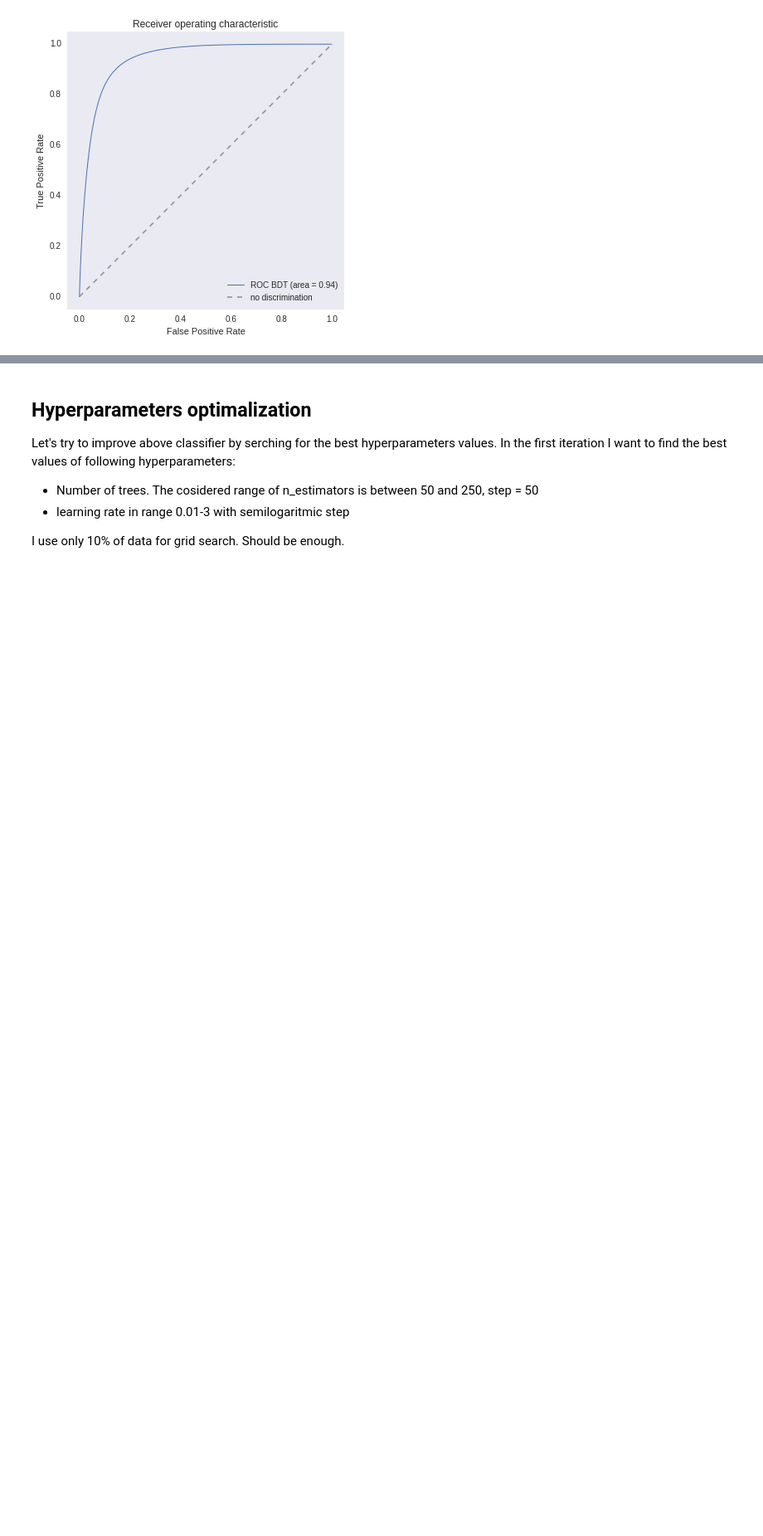
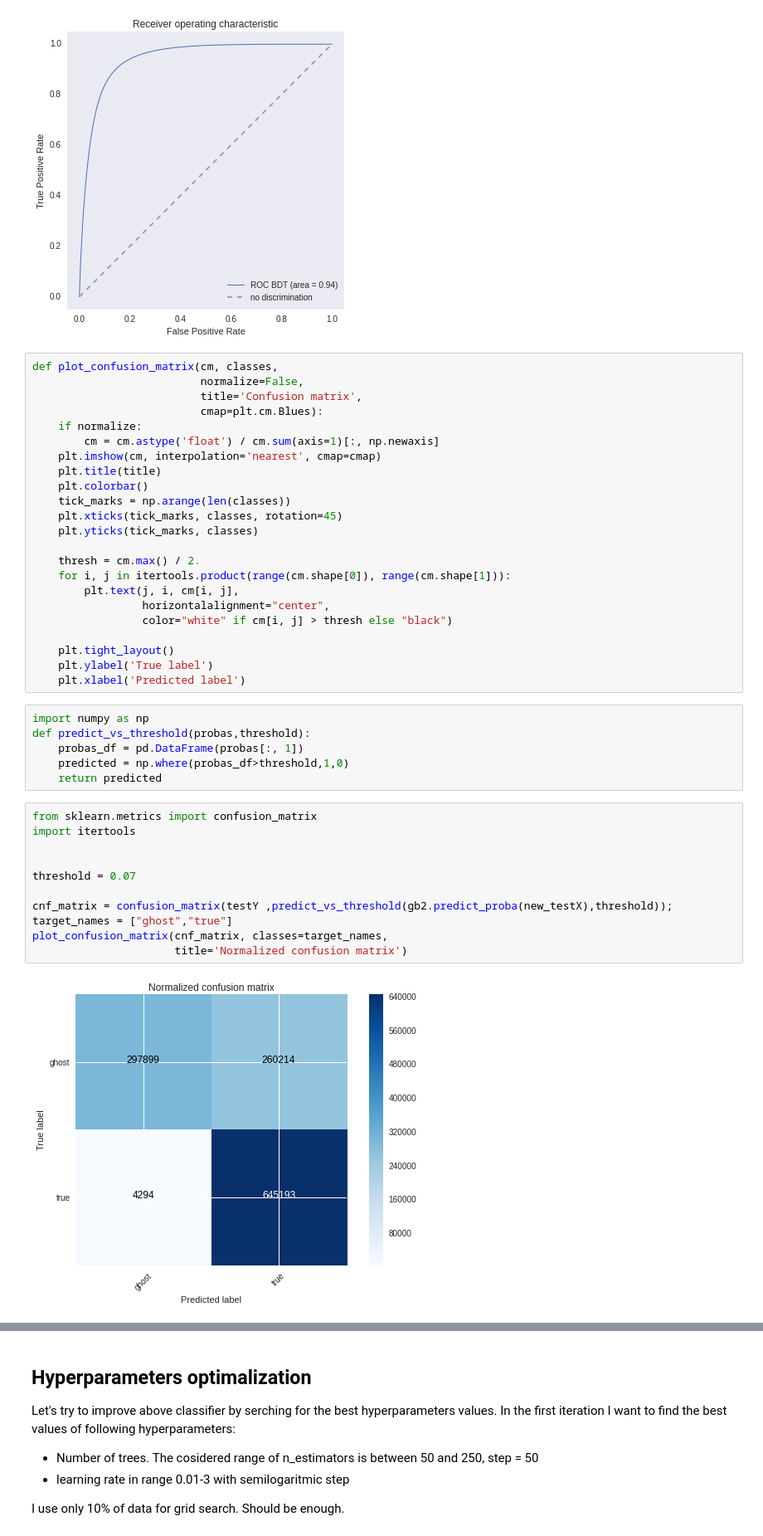
Before and after one commit to adendek/DownstreamTracking, a Jupyter notebook: SeedClassifier/BDT-XGBoost.ipynb, the cells around one changed output, grey strips where cells are left out. Shown at 83% size. Cells and saved outputs as stored; diff of their text form; blank space fills up the shorter version.

Commit message:
add confusion matrix for xgboost

```diff
--- a/SeedClassifier/BDT-XGBoost.ipynb
+++ b/SeedClassifier/BDT-XGBoost.ipynb
@@ -188,3 +187,45 @@ plt.grid()
 plt.show()
 # %% [output]
 [figure]
+# %%
+def plot_confusion_matrix(cm, classes,
+                          normalize=False,
+                          title='Confusion matrix',
+                          cmap=plt.cm.Blues):
+    if normalize:
+        cm = cm.astype('float') / cm.sum(axis=1)[:, np.newaxis]
+    plt.imshow(cm, interpolation='nearest', cmap=cmap)
+    plt.title(title)
+    plt.colorbar()
+    tick_marks = np.arange(len(classes))
+    plt.xticks(tick_marks, classes, rotation=45)
+    plt.yticks(tick_marks, classes)
+
+    thresh = cm.max() / 2.
+    for i, j in itertools.product(range(cm.shape[0]), range(cm.shape[1])):
+        plt.text(j, i, cm[i, j],
+                 horizontalalignment="center",
+                 color="white" if cm[i, j] > thresh else "black")
+
+    plt.tight_layout()
+    plt.ylabel('True label')
+    plt.xlabel('Predicted label')
+# %%
+import numpy as np
+def predict_vs_threshold(probas,threshold):
+    probas_df = pd.DataFrame(probas[:, 1])
+    predicted = np.where(probas_df>threshold,1,0)
+    return predicted
+# %%
+from sklearn.metrics import confusion_matrix
+import itertools
+
+
+threshold = 0.07
+
+cnf_matrix = confusion_matrix(testY ,predict_vs_threshold(gb2.predict_proba(new_testX),threshold));
+target_names = ["ghost","true"]
+plot_confusion_matrix(cnf_matrix, classes=target_names,
+                      title='Normalized confusion matrix')
+# %% [output]
+[figure, added]
```
Also changed, not shown: parts of 11 cells of this notebook.
